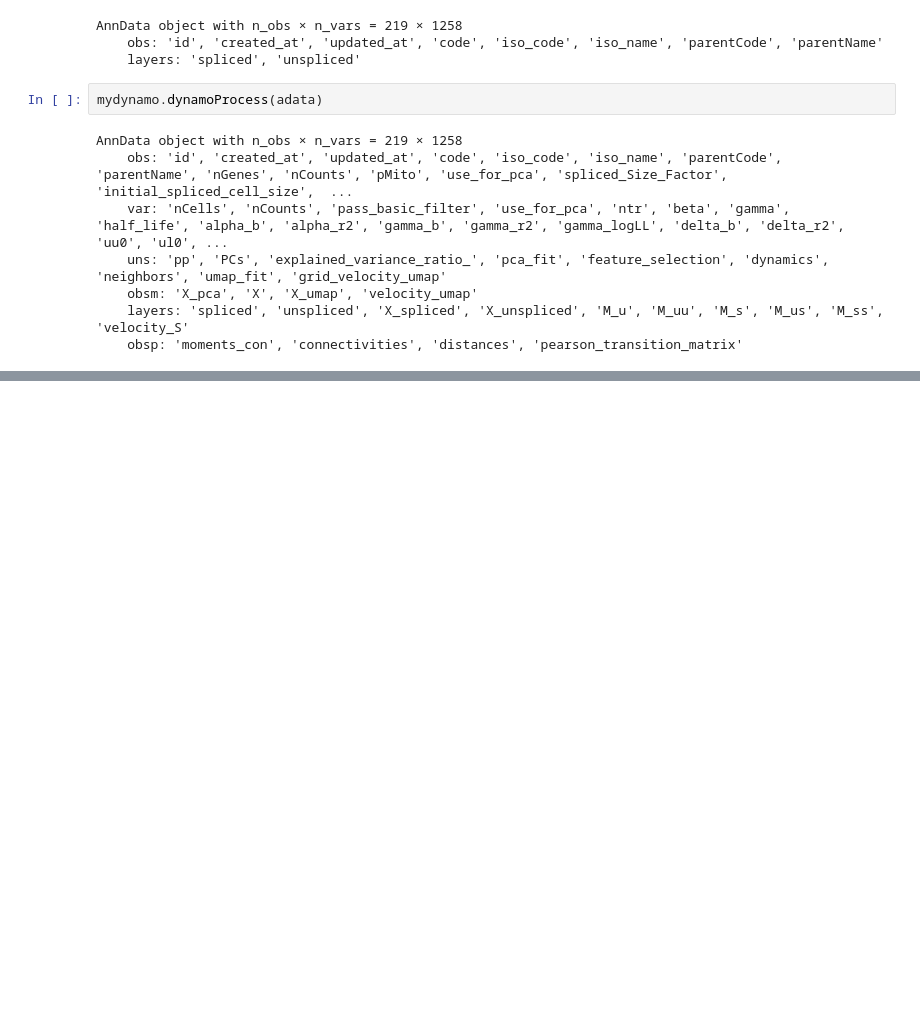
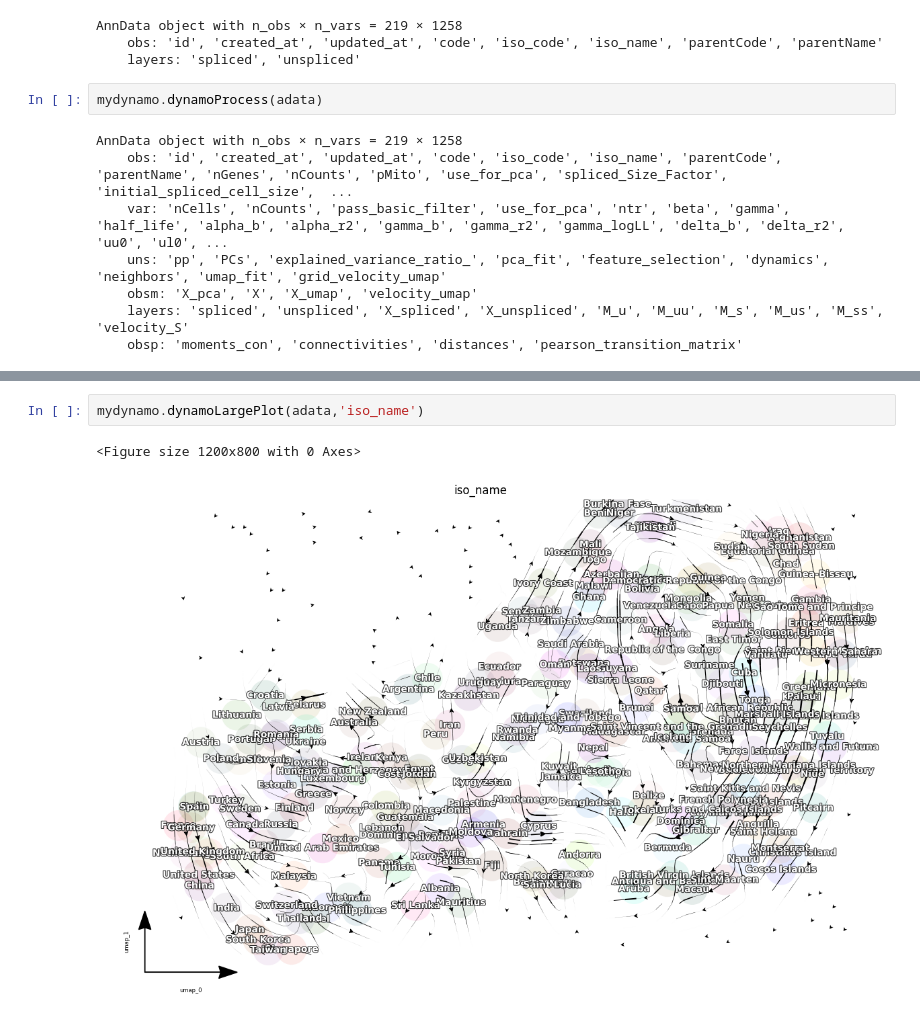
Before and after one commit to arc6828/ExportAnalysis, a Jupyter notebook: MyVectorField.ipynb, the cells around one changed output, grey strips where cells are left out. Drawn from its saved outputs; the diff is of its cells as text; blank space fills up the shorter version.

```diff
--- a/MyVectorField.ipynb
+++ b/MyVectorField.ipynb
@@ -53,0 +54,5 @@ mydynamo.dynamoPlot(adata)
+# %%
+mydynamo.dynamoLargePlot(adata,'iso_name')
+# %% [output]
+<Figure size 1200x800 with 0 Axes>
+[figure, added]
```
Also changed, not shown: parts of 8 cells of this notebook, 7 other files.
